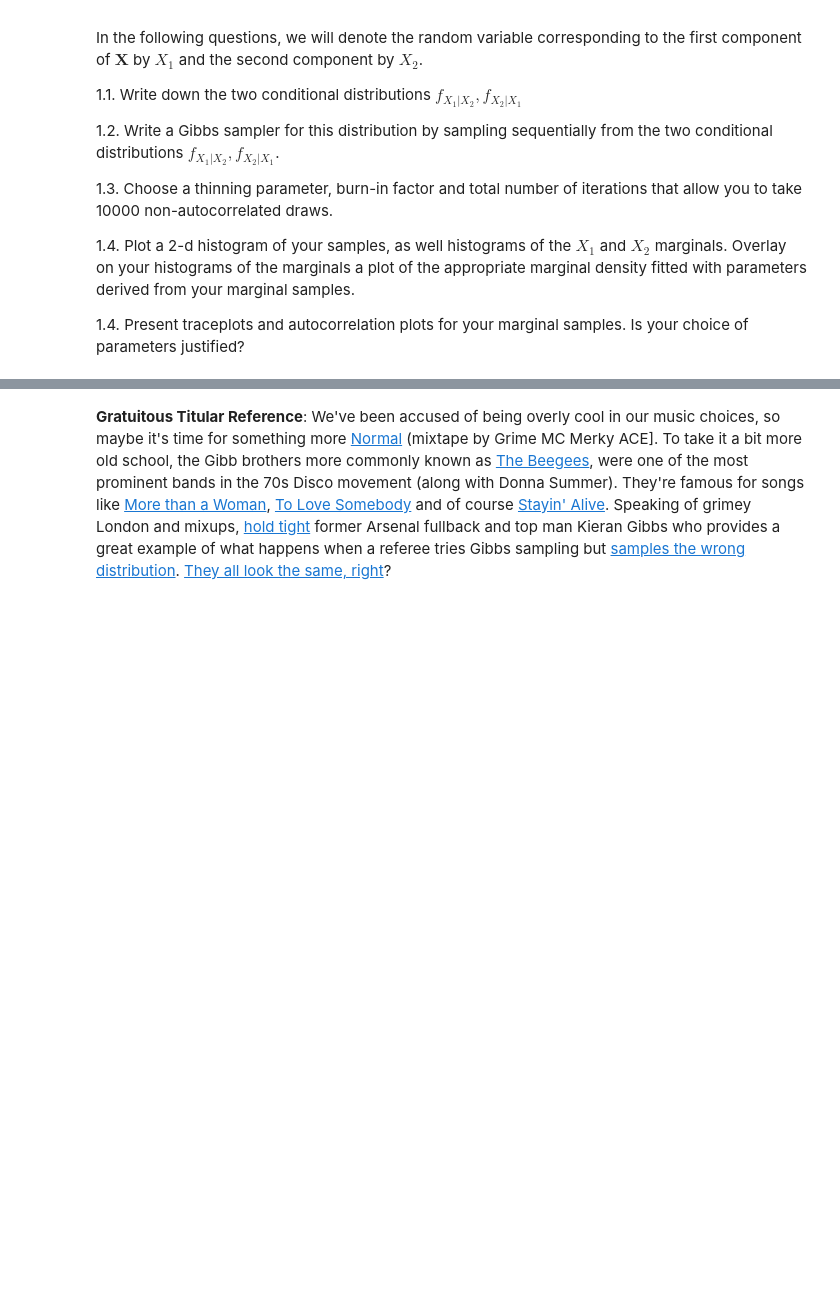
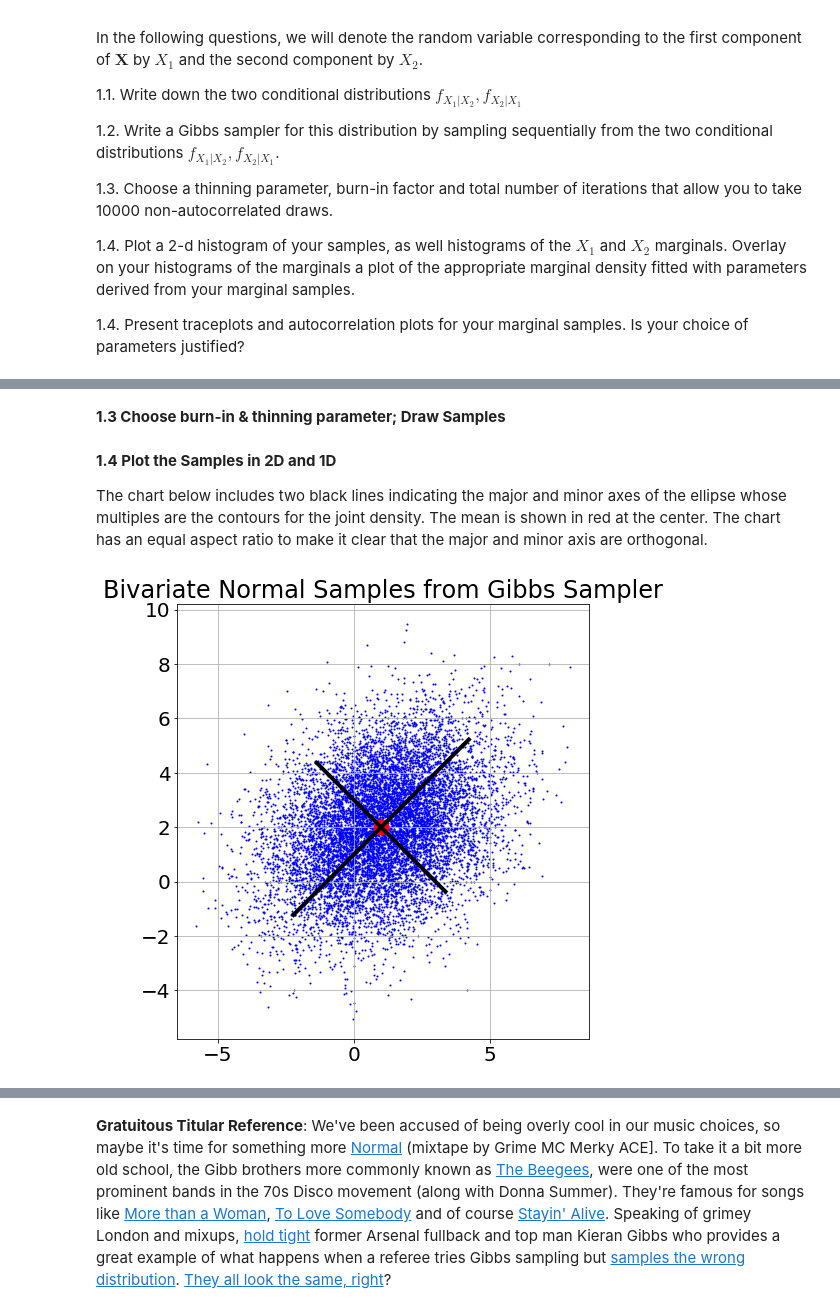
Before and after one commit to IACS-AM-207-Braavos/AM-207, a Jupyter notebook: hw9/AM207_HW9_MSE.ipynb, the cells around one changed output, grey strips where cells are left out. Drawn from its saved outputs; the diff is of its cells as text; code cells hidden in the pictures; blank space fills up the shorter version.

```diff
--- a/hw9/AM207_HW9_MSE.ipynb
+++ b/hw9/AM207_HW9_MSE.ipynb
@@ -99,0 +146,14 @@ In the following questions, we will denote the random variable corresponding to
+# %%
+# 1.2
+# Set parameters in this problem
+mu = np.array([1, 2])
+sigma = np.array([[4, 1.2],[1.2, 4]])
+mu1 = mu[0]
+mu2 = mu[1]
+sigma1 = sqrt(sigma[0,0])
+sigma2 = sqrt(sigma[1,1])
+rho = sigma[0,1] / (sigma1 * sigma2)
+
+# Check that sigma is recovered properly
+sigma_rec = np.array([[sigma1**2, rho*sigma1*sigma2],[rho*sigma1*sigma2, sigma2**2]])
+assert np.array_equal(sigma, sigma_rec)
@@ -99,0 +209,2 @@ In the following questions, we will denote the random variable corresponding to
+# %% [markdown]
+**1.3 Choose burn-in & thinning parameter; Draw Samples**
@@ -99,0 +236,42 @@ In the following questions, we will denote the random variable corresponding to
+# %% [markdown]
+**1.4 Plot the Samples in 2D and 1D**
+
+The chart below includes two black lines indicating the major and minor axes of the ellipse whose multiples are the contours for the joint density.  The mean is shown in red at the center.  The chart has an equal aspect ratio to make it clear  that the major and minor axis are orthogonal.
+# %%
+# 1.4. Plot a 2-d histogram of your samples, as well histograms of the X1 and X2  marginals.
+# Overlay on your histograms of the marginals a plot of the appropriate marginal density fitted
+# with parameters derived from your marginal samples.
+
+
+def plot_2d(samples):
+    """Plot the 2D histogram of samples"""
+    # Global variables
+    global mu1, mu2, sigma
+    fig, ax = plt.subplots()
+    fig.set_size_inches([16, 8])
+    ax.set_title('Bivariate Normal Samples from Gibbs Sampler')
+    ax.set_aspect('equal')
+    x_plot = samples[:,0]
+    y_plot = samples[:,1]
+    # Plot the samples
+    ax.scatter(x_plot, y_plot, color='b', s=1, label='samples')
+    # Plot the mean
+    ax.plot(mu1, mu2, color='r', marker='o', markersize=15, label='mean')
+    # Compute the major and minor axis of the ellipse
+    eig_vals, eig_vecs = np.linalg.eig(sigma)
+    pca1 = sqrt(eig_vals[0]) * eig_vecs[:,0]
+    pca2 = sqrt(eig_vals[1]) * eig_vecs[:,1]
+    axis_multipliers = np.linspace(-2, 2, 2)
+    maj_axis_x = mu1 + pca1[0] * axis_multipliers
+    maj_axis_y = mu2 + pca1[1] * axis_multipliers
+    min_axis_x = mu1 + pca2[0] * axis_multipliers
+    min_axis_y = mu2 + pca2[1] * axis_multipliers
+    # Plot the major and minor axes of the ellipse
+    ax.plot(maj_axis_x, maj_axis_y, color='k', linewidth=4, label='major axis')
+    ax.plot(min_axis_x, min_axis_y, color='k', linewidth=4, label='minor axis')
+    ax.grid()
+
+# Plot the 2D samples
+plot_2d(samples)
+# %% [output]
+[figure, added]
```
Also changed, not shown: parts of 12 cells of this notebook, 4 other files.
